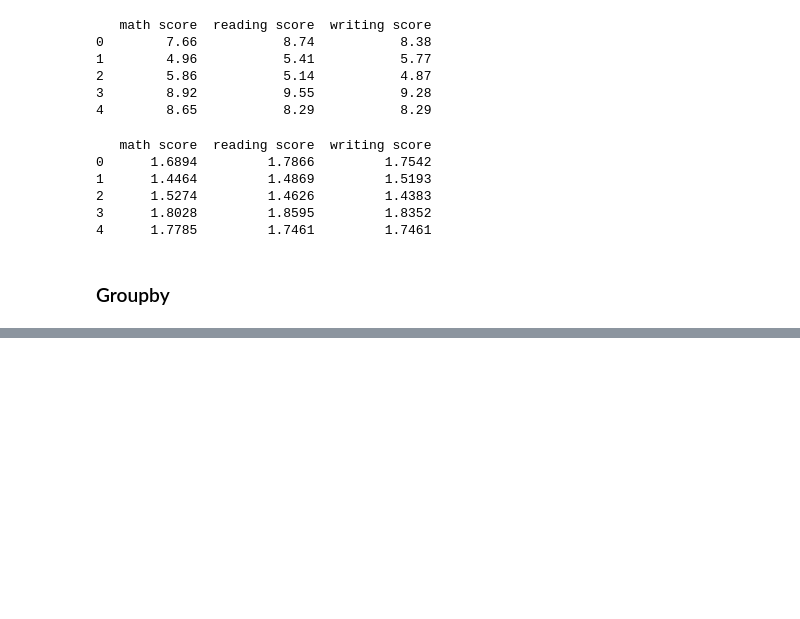
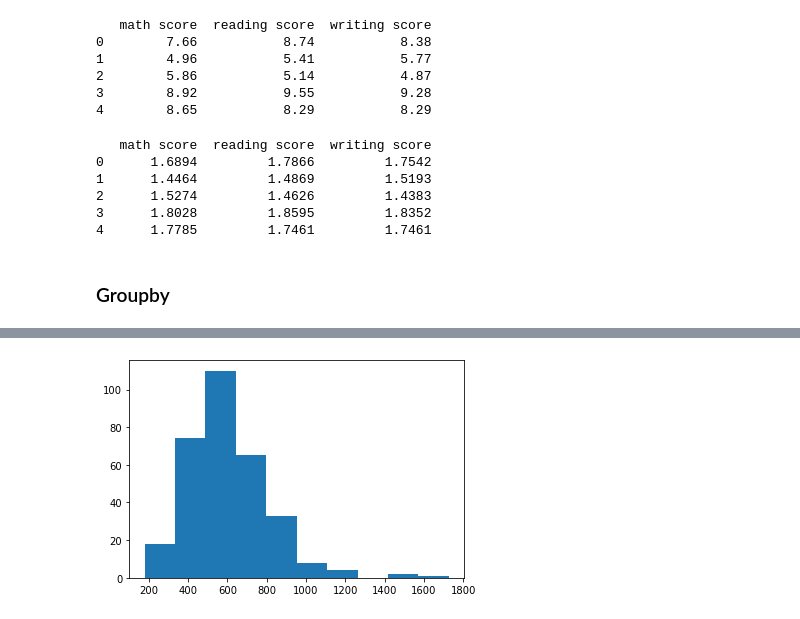
Before and after one commit to bosulliv/datacamp_python, a Jupyter notebook: programming/practice_coding_questions/ch4.ipynb, the cells around one changed output, grey strips where cells are left out. Saved outputs shown, nothing was run; the diff lists cells and outputs as text; code cells hidden in the pictures; blank space fills up the shorter version.

```diff
--- a/programming/practice_coding_questions/ch4.ipynb
+++ b/programming/practice_coding_questions/ch4.ipynb
@@ -282,0 +317,6 @@ fheroes =
+# %%
+url = 'https://assets.datacamp.com/production/repositories/4298/datasets/d5ac8c46a84933e937927fba352f27d0b6b6291a/retinol.csv'
+file = 'retinol.csv'
+urlretrieve(url, file)
+retinol = pd.read_csv(file)
+retinol.info()
@@ -282,0 +356,5 @@ fheroes =
+# %%
+plt.hist(retinol['plasma retinol'])
+plt.show()
+# %% [output]
+[figure, added]
```
Also changed, not shown: parts of 18 cells of this notebook, 3 other files.
